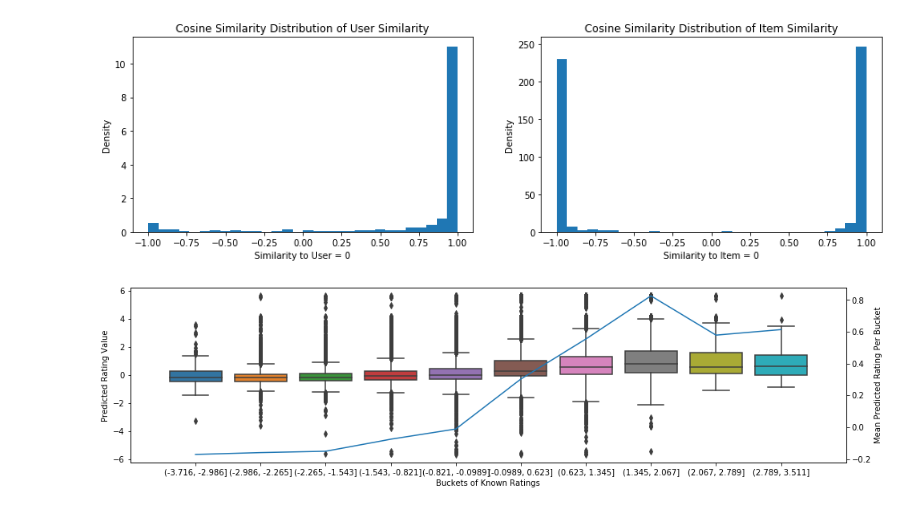
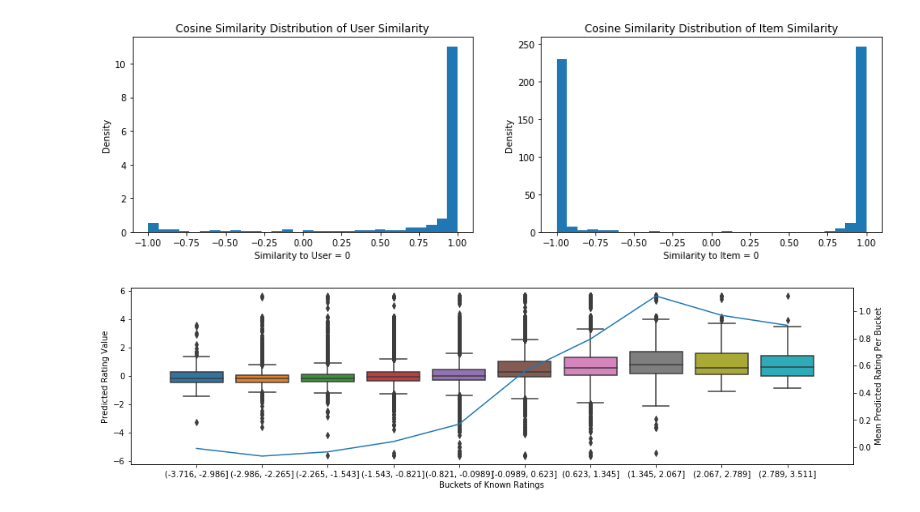
Before and after one commit to navyamehta/recommendation-engines, a Jupyter notebook: Matrix Factorization and Embeddings.ipynb, the cells around one changed output. Saved outputs shown, nothing was run; the diff lists cells and outputs as text; code cells hidden in the pictures.

```diff
--- a/Matrix Factorization and Embeddings.ipynb
+++ b/Matrix Factorization and Embeddings.ipynb
@@ -136,12 +136,12 @@ plt.show()
 # %%
 fig = plt.figure(figsize=(16,4))
 data = pd.DataFrame({'Pred':np.matmul(Usr, Itm)[D!=0], 'Known':intmatrix[D!=0]})
 data['Known'] = pd.cut(data['Known'], 10)
 sns.boxplot(x="Known",y="Pred", data=data)
-data.groupby("Known")['Pred'].apply(lambda s: np.median(s)).plot(secondary_y=True)
+data.groupby("Known")['Pred'].apply(lambda s: np.mean(s)).plot(secondary_y=True)
 fig.axes[0].set_ylabel("Predicted Rating Value")
 fig.axes[1].set_ylabel("Mean Predicted Rating Per Bucket")
 fig.axes[0].set_xlabel("Buckets of Known Ratings")
 plt.show()
 # %% [output]
-[figure, old version]
+[figure, new version]
```
Also changed, not shown: 1 other file.
